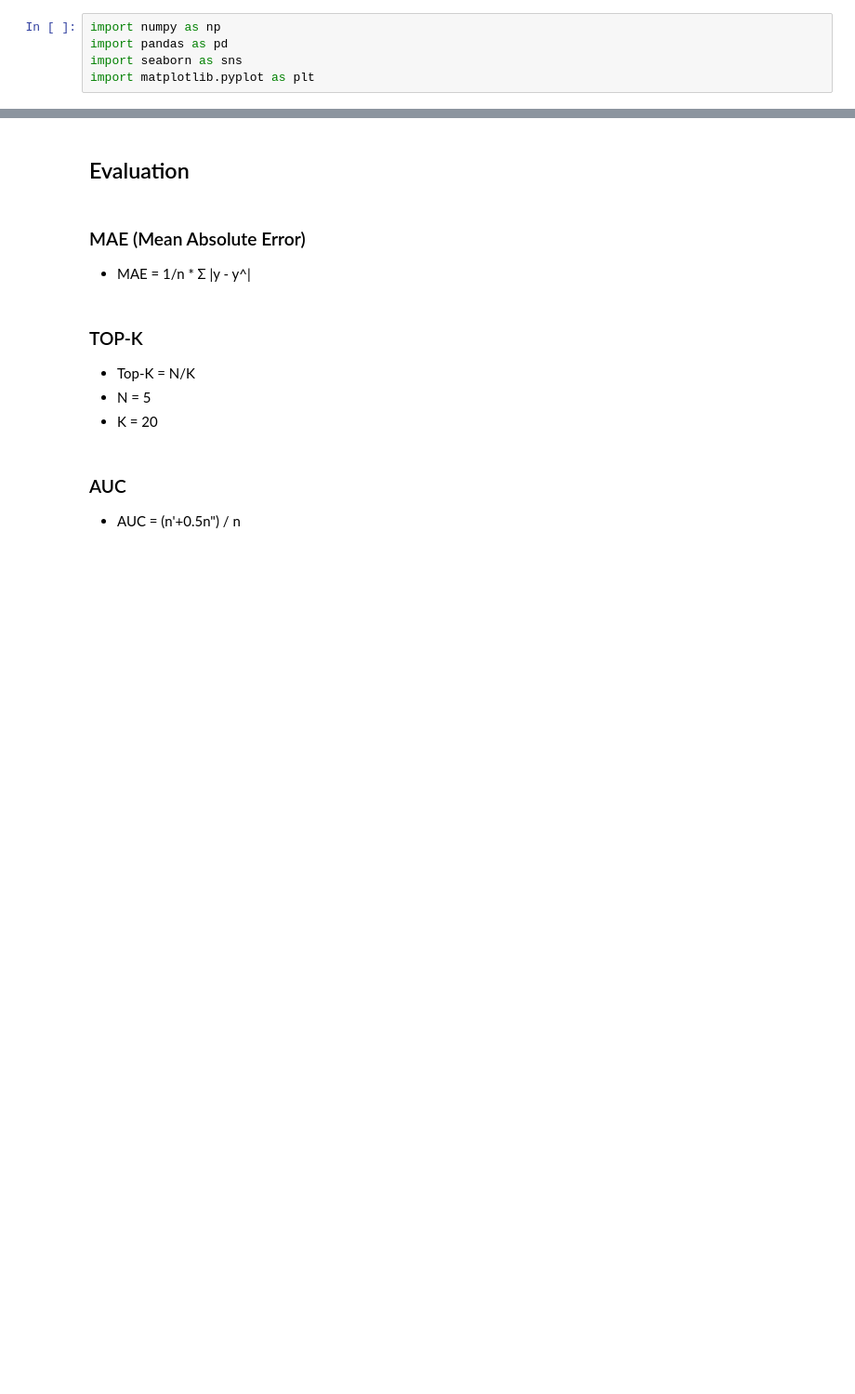
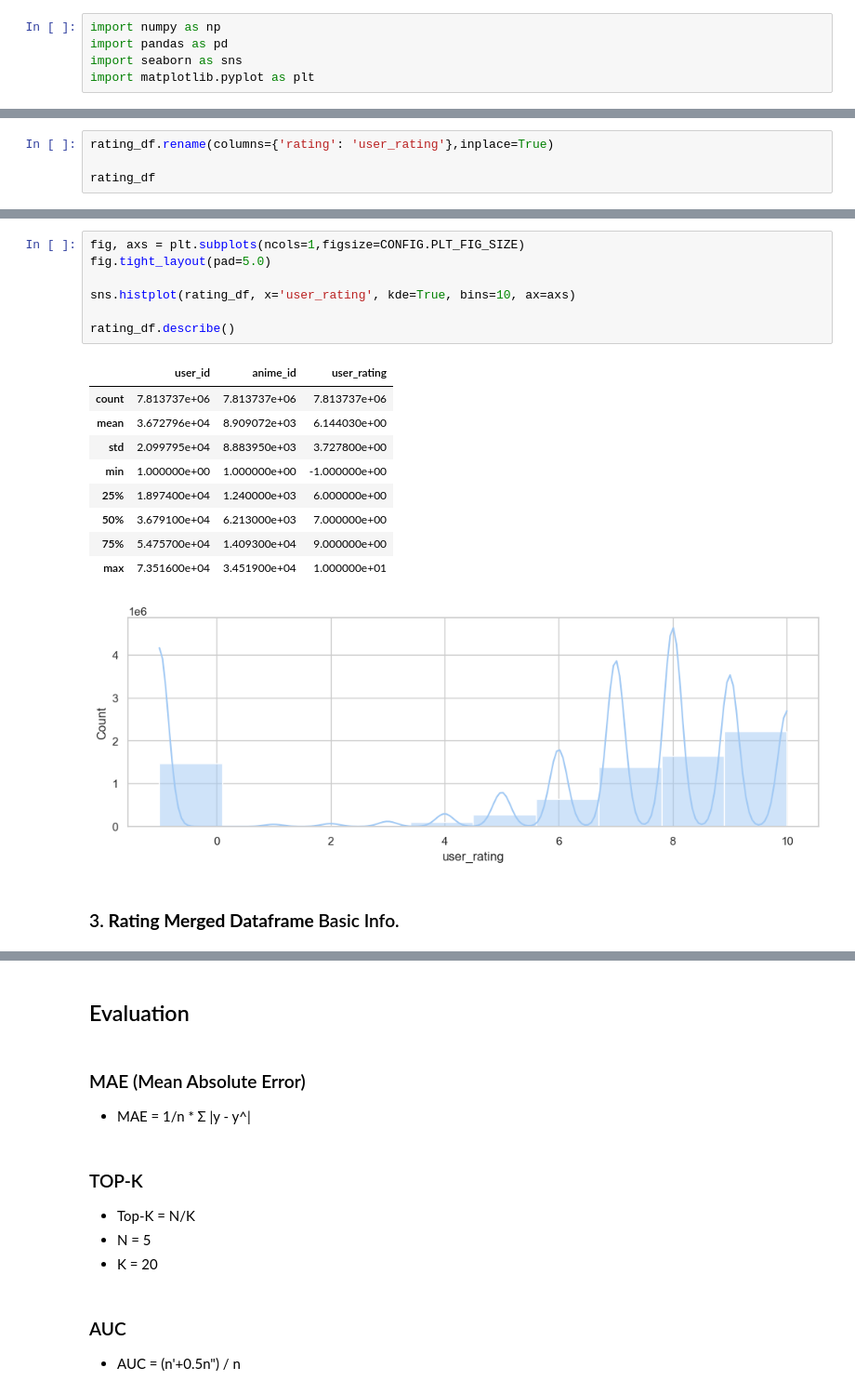
Before and after one commit to phukphoom/anime-recommander-system, a Jupyter notebook: AnimeRecommenderSystem/anime.ipynb, the cells around one changed output, grey strips where cells are left out. Shown: that part at 93% size. Cells and saved outputs as stored; diff of their text form; blank space fills up the shorter version.

```diff
--- a/AnimeRecommenderSystem/anime.ipynb
+++ b/AnimeRecommenderSystem/anime.ipynb
@@ -135,0 +69,4 @@ memory usage: 596.1+ MB
+# %%
+rating_df.rename(columns={'rating': 'user_rating'},inplace=True)
+
+rating_df
@@ -135,0 +166,20 @@ memory usage: 596.1+ MB
+# %%
+fig, axs = plt.subplots(ncols=1,figsize=CONFIG.PLT_FIG_SIZE)
+fig.tight_layout(pad=5.0)
+
+sns.histplot(rating_df, x='user_rating', kde=True, bins=10, ax=axs)
+
+rating_df.describe()
+# %% [output]
+|  | user_id | anime_id | user_rating |
+| count | 7.813737e+06 | 7.813737e+06 | 7.813737e+06 |
+| mean | 3.672796e+04 | 8.909072e+03 | 6.144030e+00 |
+| std | 2.099795e+04 | 8.883950e+03 | 3.727800e+00 |
+| min | 1.000000e+00 | 1.000000e+00 | -1.000000e+00 |
+| 25% | 1.897400e+04 | 1.240000e+03 | 6.000000e+00 |
+| 50% | 3.679100e+04 | 6.213000e+03 | 7.000000e+00 |
+| 75% | 5.475700e+04 | 1.409300e+04 | 9.000000e+00 |
+| max | 7.351600e+04 | 3.451900e+04 | 1.000000e+01 |
+[figure, added]
+# %% [markdown]
+### 3. **Rating Merged Dataframe** Basic Info.
```
Also changed, not shown: parts of 45 cells of this notebook.
